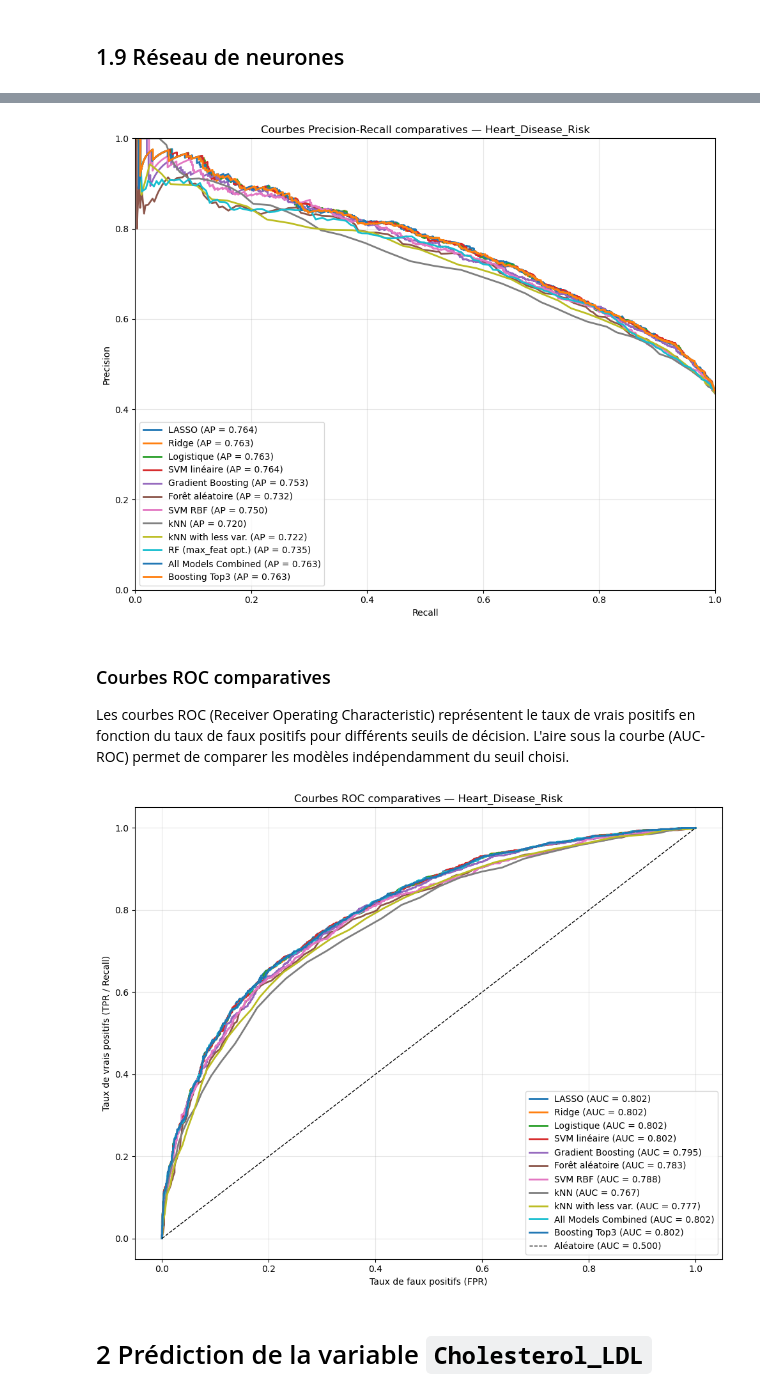
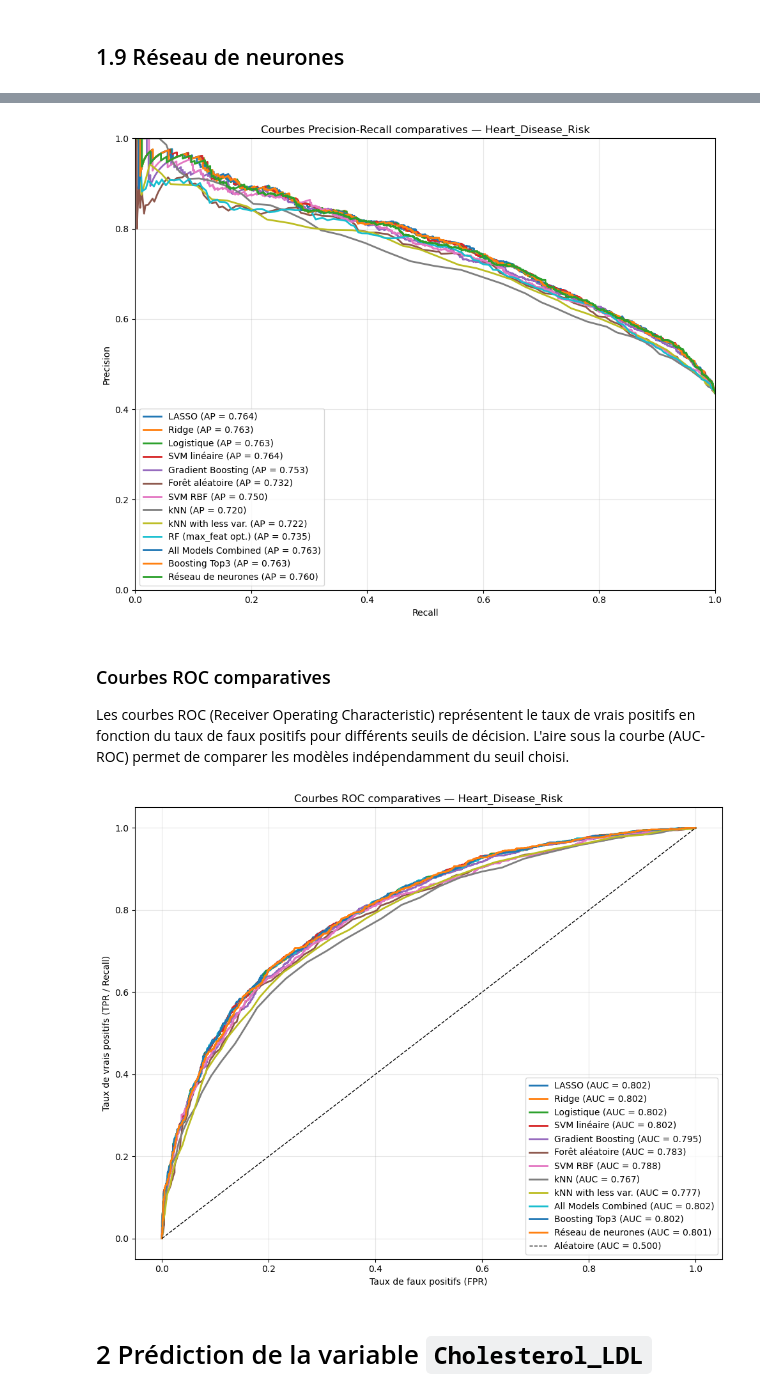
Before and after one commit to HOANG-Anh2004/projet_ML_4A_GMM_INSA, a Jupyter notebook: Modelisation.ipynb, the cells around one changed output, grey strips where cells are left out. Cells and saved outputs as stored; diff of their text form; code cells hidden in the pictures.

```diff
--- a/Modelisation.ipynb
+++ b/Modelisation.ipynb
@@ -871,0 +896,26 @@ F2-score : 0.7616
+# %%
+ts = time.time()
+
+param_grid=[{"hidden_layer_sizes":list([(5,),(6,),(7,),(8,),(12,),(15,)])}]
+nnetC= GridSearchCV(MLPClassifier(max_iter=500),param_grid,cv=10,n_jobs=-1)
+nnetOptC=nnetC.fit(Xtrain_c, ytrain_c)
+# paramètre optimal
+
+te = time.time()
+runtime = te - ts
+
+y_proba_NN = nnetOptC.predict_proba(Xtest_c)[:, 1]
+best_threshold, best_f1 = find_optimal_threshold_f1(ytest_c, y_proba_NN)
+metrics_NN = evaluate_with_threshold(ytest_c, y_proba_NN, best_threshold)
+
+print("Meilleur score = %f, Meilleur paramètre = %s" % (nnetOptC.best_score_, nnetOptC.best_params_))
+print("Temps : %.2f secondes" % (te - ts))
+
+print("")
+print("Stacking with all Models:")
+print(f"Temps : {runtime:.2f} secondes")
+print(f"Seuil optimal : {best_threshold:.4f}")
+print(f"Recall : {metrics_NN['recall']:.4f}")
+print(f"Precision : {metrics_NN['precision']:.4f}")
+print(f"F1-score : {metrics_NN['f1']:.4f}")
+print(f"F2-score : {metrics_NN['f2']:.4f}")
@@ -994,10 +1071,11 @@ Meilleur modèle : Régression logistique (Ridge)
 plt.figure(figsize=(10, 8))
 
 models_probas = [y_proba_lasso, y_proba_ridge, y_proba_logit, y_proba_svm_lin,
-                 y_proba_gb, y_proba_rf, y_proba_svm_rbf, y_proba_knn, y_proba_knn_var, y_proba_rf_opt, y_proba_b_stack, y_proba_top3_stack]
+                 y_proba_gb, y_proba_rf, y_proba_svm_rbf, y_proba_knn, y_proba_knn_var,
+                 y_proba_rf_opt, y_proba_b_stack, y_proba_top3_stack, y_proba_NN]
 models_names = ["LASSO", "Ridge", "Logistique", "SVM linéaire",
                 "Gradient Boosting", "Forêt aléatoire", "SVM RBF", "kNN","kNN with less var.", "RF (max_feat opt.)",
-                "All Models Combined", "Boosting Top3"]
+                "All Models Combined", "Boosting Top3", "Réseau de neurones"]
 
 for proba, name in zip(models_probas, models_names):
     precision, recall, _ = precision_recall_curve(ytest_c, proba)
@@ -1014,7 +1092,7 @@ plt.ylim([0, 1])
 plt.tight_layout()
 plt.show()
 # %% [output]
-[figure, old version]
+[figure, new version]
 # %% [markdown]
 ### Courbes ROC comparatives
 
@@ -1024,35 +1102,36 @@ from sklearn.metrics import roc_curve, roc_auc_score
 
 plt.figure(figsize=(10, 8))
 
 models_probas_roc = [
     (y_proba_lasso,   "LASSO"),
     (y_proba_ridge,   "Ridge"),
     (y_proba_logit,   "Logistique"),
     (y_proba_svm_lin, "SVM linéaire"),
     (y_proba_gb,      "Gradient Boosting"),
     (y_proba_rf,      "Forêt aléatoire"),
     (y_proba_svm_rbf, "SVM RBF"),
     (y_proba_knn,     "kNN"),
     (y_proba_knn_var, "kNN with less var."),
     (y_proba_b_stack, "All Models Combined"),
-    (y_proba_top3_stack, "Boosting Top3")
+    (y_proba_top3_stack, "Boosting Top3"),
+    (y_proba_NN, "Réseau de neurones")
 ]
 
 for proba, name in models_probas_roc:
     fpr, tpr, _ = roc_curve(ytest_c, proba)
     auc = roc_auc_score(ytest_c, proba)
     plt.plot(fpr, tpr, lw=2, label=f'{name} (AUC = {auc:.3f})')
 
 plt.plot([0, 1], [0, 1], 'k--', lw=1, label='Aléatoire (AUC = 0.500)')
 plt.xlabel('Taux de faux positifs (FPR)')
 plt.ylabel('Taux de vrais positifs (TPR / Recall)')
 plt.title('Courbes ROC comparatives — Heart_Disease_Risk')
 plt.legend(loc='lower right')
 plt.grid(alpha=0.3)
 plt.tight_layout()
 plt.show()
 # %% [output]
-[figure, old version]
+[figure, new version]
 # %% [markdown]
 # 2 Prédiction de la variable `Cholesterol_LDL`
 # %% [markdown]
```
Also changed, not shown: parts of 14 cells of this notebook.
